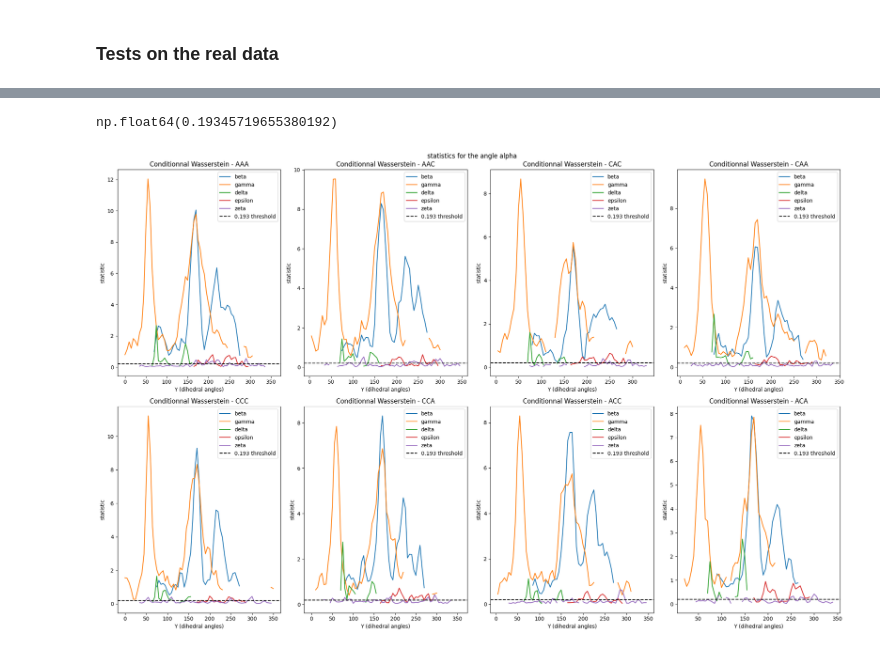
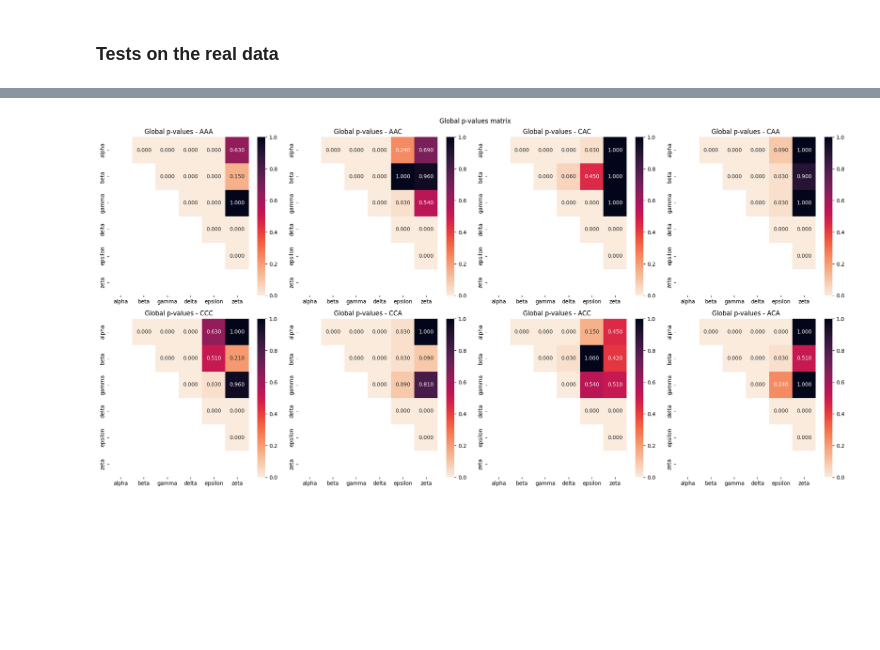
Before and after one commit to WandrilleBuchy/DihedralAnglesStudy, a Jupyter notebook: Optimal_transport.ipynb, the cells around one changed output, grey strips where cells are left out. Drawn from its saved outputs; the diff is of its cells as text; code cells hidden in the pictures; blank space fills up the shorter version.

```diff
--- a/Optimal_transport.ipynb
+++ b/Optimal_transport.ipynb
@@ -567,8 +633,16 @@ rep_wass_mono_angle(X_angle = "alpha", representation = "adjusted_pvalue", alpha
-# %%
-threshold = np.quantile(sim_free_null, 0.95); threshold
-# %% [output]
-np.float64(0.19345719655380192)
-# %%
-rep_wass_mono_angle(X_angle = "alpha", representation = "statistic", alpha = threshold)
-# %% [output]
-[figure, removed]
+# %%
+def global_pvals(angles, base):
+    X_angle, Y_angle = angles
+
+    Y = mid_6angles[base][Y_angle]
+    obj = wasserstein[X_angle][base][f"statistic_{Y_angle}"]
+
+    bin_counts = pd.Series({
+        b: ((Y >= b) & (Y < b + 5)).sum()
+        for b in obj.index
+    })
+
+    mean_stat = (obj*bin_counts).sum()/len(Y)
+    out_val = np.mean(sim_free_null >= mean_stat)
+
+    return(out_val)
@@ -574,0 +677,21 @@ rep_wass_mono_angle(X_angle = "alpha", representation = "statistic", alpha = thr
+# %%
+fig, axes = plt.subplots(2, 4, figsize=(20, 10))
+axes = axes.flatten()
+
+for i, base in enumerate(bases_list):
+    sns.heatmap(
+        global_pvals_stock[base].astype(float),
+        ax=axes[i],
+        annot=True,
+        fmt=".3f",
+        cmap="rocket_r",
+        vmin=0, vmax=1
+    )
+
+    axes[i].set_title(f"Global p-values - {base}")
+
+plt.suptitle("Global p-values matrix")
+plt.tight_layout()
+plt.show()
+# %% [output]
+[figure, added]
```
Also changed, not shown: parts of 15 cells of this notebook.
